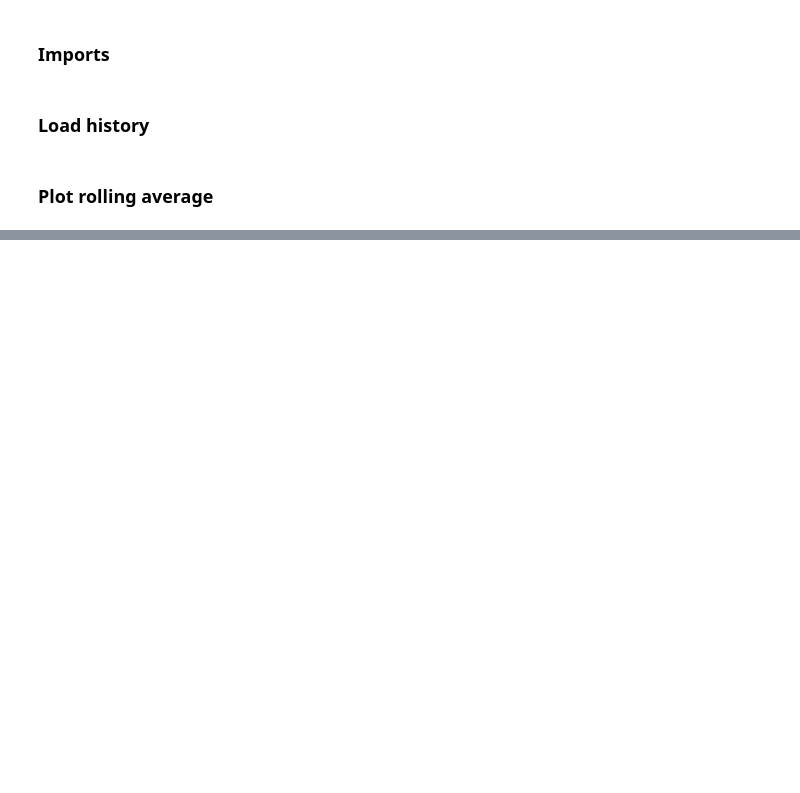
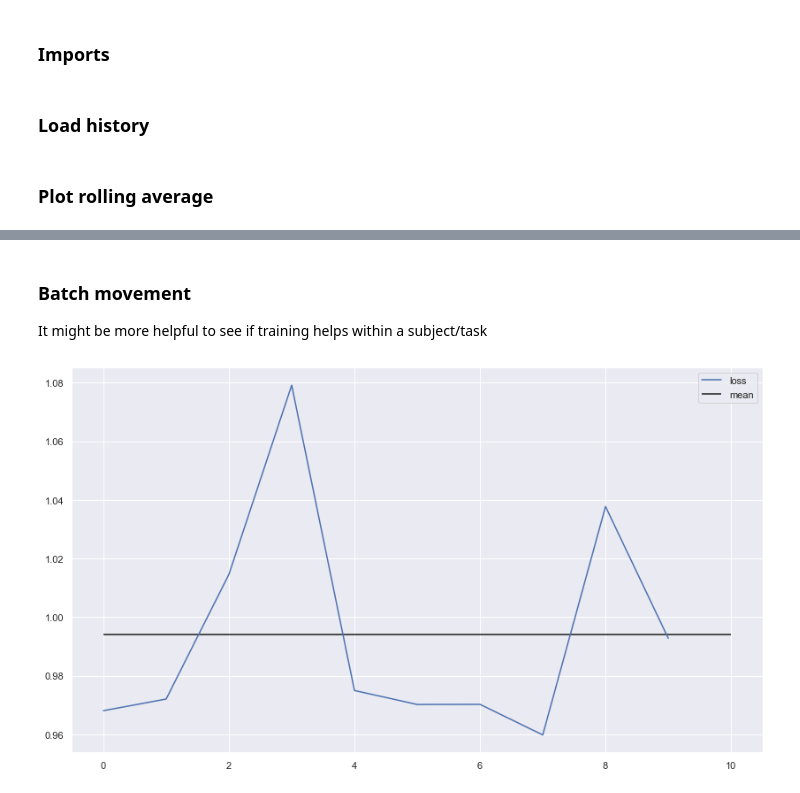
Before and after one commit to pstetz/slowmo, a Jupyter notebook: src/history.ipynb, the cells around one changed output, grey strips where cells are left out. Cells and saved outputs as stored; diff of their text form; code cells hidden in the pictures; blank space fills up the shorter version.

Commit message:
vis for growth per batch (subject/task)

```diff
--- a/src/history.ipynb
+++ b/src/history.ipynb
@@ -26,0 +31,19 @@ plt.legend();
+# %% [markdown]
+### Batch movement
+
+It might be more helpful to see if training helps within a subject/task
+# %%
+batch_size = 10
+loss = df.loss.iloc[batch_size:] # Skip first batch
+N = len(loss) // batch_size
+loss = loss.iloc[:N * batch_size]
+runs = np.array_split(loss.values, N)
+
+x = np.mean(runs, axis=0)
+
+plt.figure(figsize=(14, 8))
+plt.plot(x, label="loss")
+plt.hlines(np.mean(x), 0, len(x), label="mean")
+plt.legend();
+# %% [output]
+[figure, added]
```
Also changed, not shown: parts of 1 cell of this notebook.
